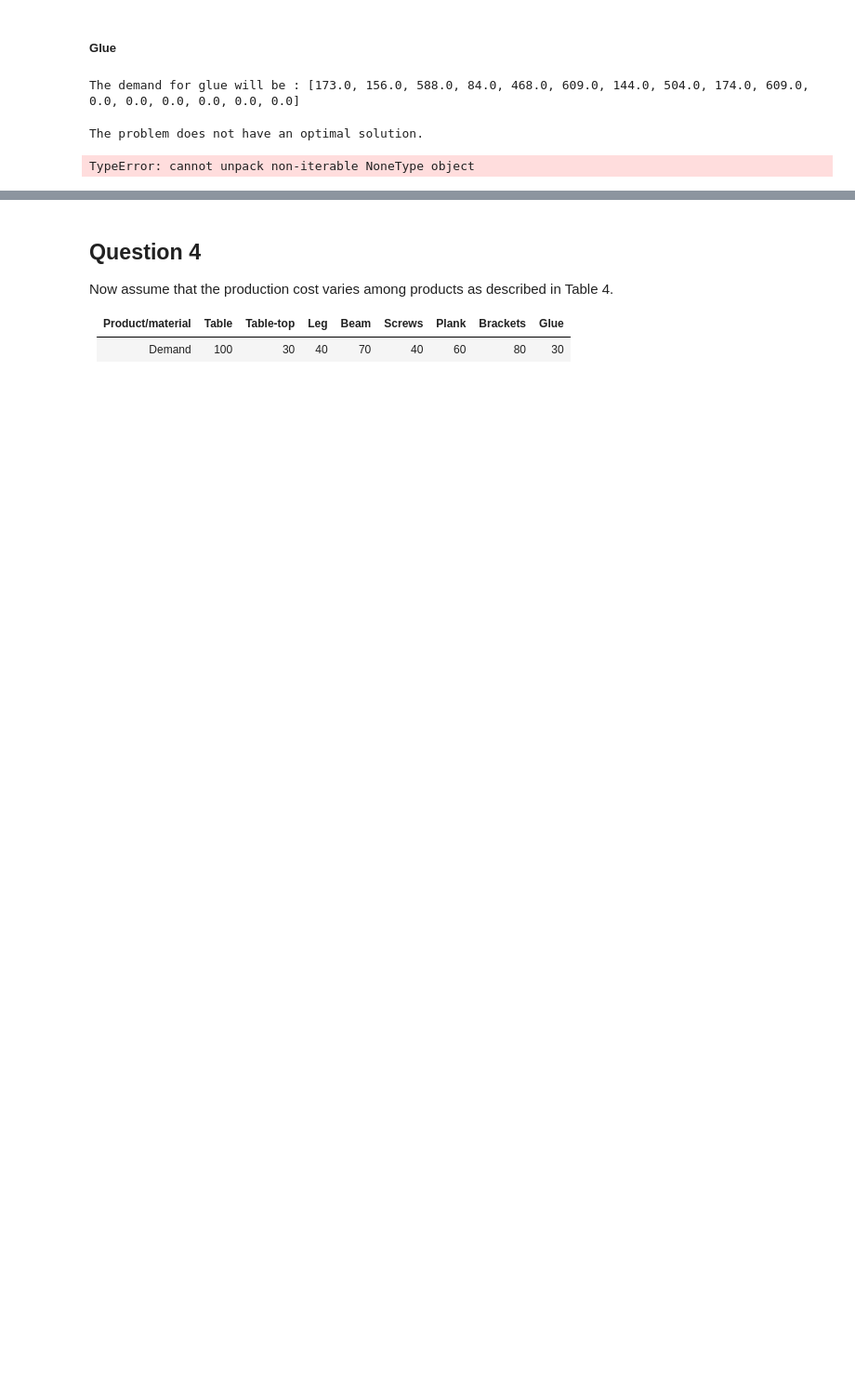
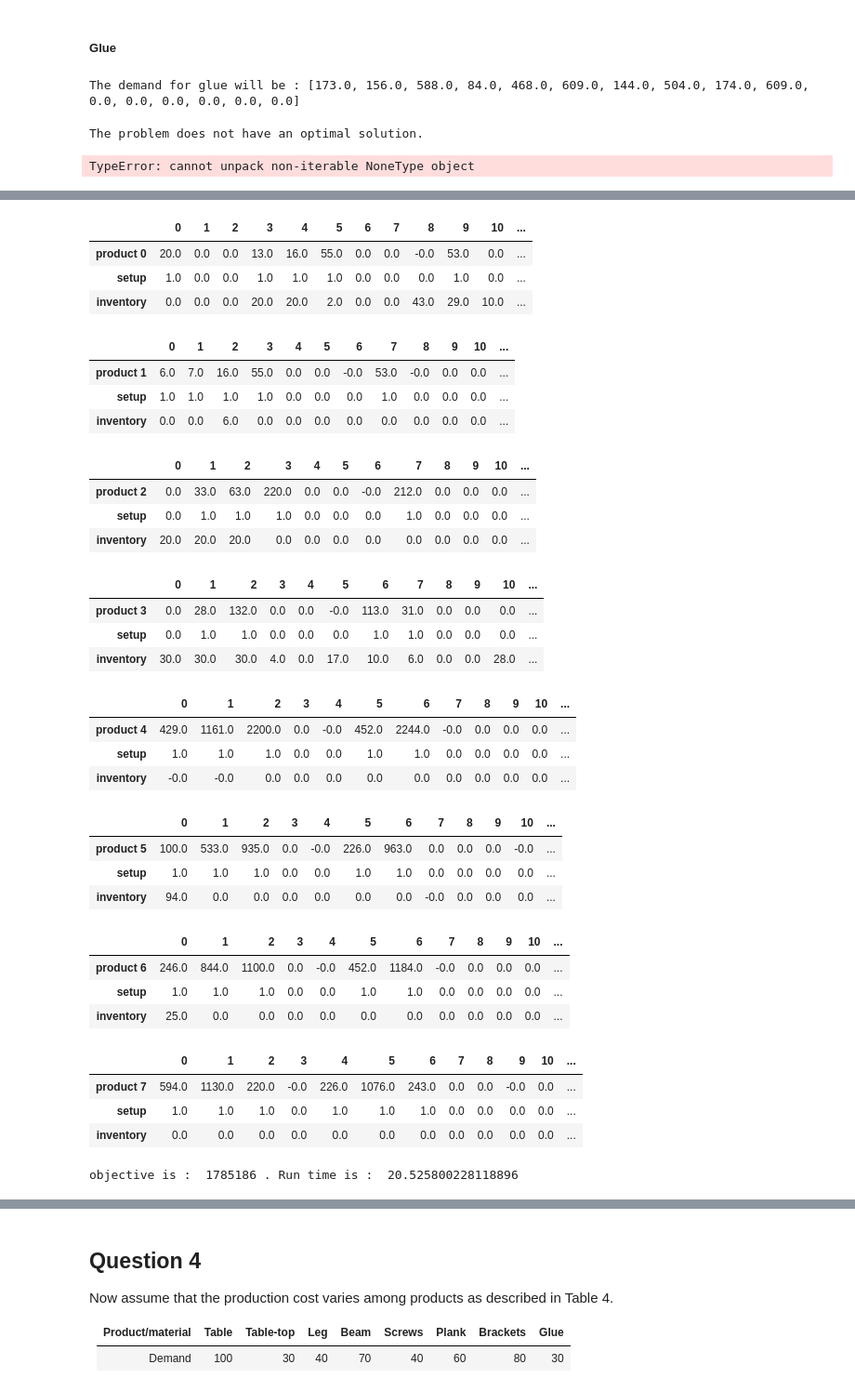
Before and after one commit to Ualh/operation_management, a Jupyter notebook: group7.ipynb, the cells around one changed output, grey strips where cells are left out. Shown at 93% size. Saved outputs shown, nothing was run; the diff lists cells and outputs as text; code cells hidden in the pictures; blank space fills up the shorter version.

Commit message:
feat: Add production cost to optimization model

```diff
--- a/group7.ipynb
+++ b/group7.ipynb
@@ -636,0 +653,80 @@ same problem, one solution could be to have more intial inventory in order to sa
+# %%
+class ProjectData:
+
+  def __init__(self):
+
+    self.demands = [
+            [0, 0, 0, 0, 0, 18, 15, 16, 12, 14, 19, 10, 13, 11, 17, 12],  # Table demand
+            [0]*16,  # Tabletop demand (calculated)
+            [0]*16,  # Leg demand (calculated)
+            [0, 0, 0, 0, 0, 5, 7, 4, 6, 7, 3, 6, 5, 4, 7, 6],  # Beam demand (calculated)
+            [0]*16,  # Screw demand (calculated)
+            [0]*16,  # Plank demand (calculated)
+            [0]*16,  # Bracket demand (calculated)
+            [0]*16   # Glue demand (calculated)
+        ]
+
+    self.days = range(len(self.demands[0]))
+
+    self.parts = [
+            [0, 1, 4, 2, 0, 0, 0, 0],  # Table
+            [0, 0, 0, 0, 8, 1, 4, 0],  # Tabletop
+            [0, 0, 0, 0, 8, 4, 4, 1],  # Leg
+            [0, 0, 0, 0, 4, 2, 4, 1],  # Beam
+            [0, 0, 0, 0, 0, 0, 0, 0],  # Screws
+            [0, 0, 0, 0, 0, 0, 0, 1],  # Plank
+            [0, 0, 0, 0, 0, 0, 0, 0],  # Brackets
+            [0, 0, 0, 0, 0, 0, 0, 0]   # Glue
+        ]
+
+    self.lead_time = [3, 2, 2, 3, 1, 1, 1, 1]
+
+    self.production_cost = [100] * len(self.demands)
+    self.first_inventory = [0, 20, 100, 70, 50, 100, 50, 100]
+    self.inventory_cost = [20, 10, 10, 10, 5, 5, 5, 5]
+    self.setup_cost = [500, 200, 200, 200, 200, 200, 200, 200]
+
+start_time = time.time()
+data = ProjectData()
+PRODUCTION_PLAN, obj = opt_production_plan(data)
+end_time = time.time()
+
+run_time = end_time - start_time
+for product in range(len(data.demands)):
+    # print(pd.DataFrame.from_dict(PRODUCTION_PLAN[product]))
+  display(pd.DataFrame.from_dict(PRODUCTION_PLAN[product]).round(0))
+print('objective is : ', round(obj), '. Run time is : ', run_time)
+# %% [output]
+|  | 0 | 1 | 2 | 3 | 4 | 5 | 6 | 7 | 8 | 9 | 10 | ... |
+| product 0 | 20.0 | 0.0 | 0.0 | 13.0 | 16.0 | 55.0 | 0.0 | 0.0 | -0.0 | 53.0 | 0.0 | ... |
+| setup | 1.0 | 0.0 | 0.0 | 1.0 | 1.0 | 1.0 | 0.0 | 0.0 | 0.0 | 1.0 | 0.0 | ... |
+| inventory | 0.0 | 0.0 | 0.0 | 20.0 | 20.0 | 2.0 | 0.0 | 0.0 | 43.0 | 29.0 | 10.0 | ... |
+|  | 0 | 1 | 2 | 3 | 4 | 5 | 6 | 7 | 8 | 9 | 10 | ... |
+| product 1 | 6.0 | 7.0 | 16.0 | 55.0 | 0.0 | 0.0 | -0.0 | 53.0 | -0.0 | 0.0 | 0.0 | ... |
+| setup | 1.0 | 1.0 | 1.0 | 1.0 | 0.0 | 0.0 | 0.0 | 1.0 | 0.0 | 0.0 | 0.0 | ... |
+| inventory | 0.0 | 0.0 | 6.0 | 0.0 | 0.0 | 0.0 | 0.0 | 0.0 | 0.0 | 0.0 | 0.0 | ... |
+|  | 0 | 1 | 2 | 3 | 4 | 5 | 6 | 7 | 8 | 9 | 10 | ... |
+| product 2 | 0.0 | 33.0 | 63.0 | 220.0 | 0.0 | 0.0 | -0.0 | 212.0 | 0.0 | 0.0 | 0.0 | ... |
+| setup | 0.0 | 1.0 | 1.0 | 1.0 | 0.0 | 0.0 | 0.0 | 1.0 | 0.0 | 0.0 | 0.0 | ... |
+| inventory | 20.0 | 20.0 | 20.0 | 0.0 | 0.0 | 0.0 | 0.0 | 0.0 | 0.0 | 0.0 | 0.0 | ... |
+|  | 0 | 1 | 2 | 3 | 4 | 5 | 6 | 7 | 8 | 9 | 10 | ... |
+| product 3 | 0.0 | 28.0 | 132.0 | 0.0 | 0.0 | -0.0 | 113.0 | 31.0 | 0.0 | 0.0 | 0.0 | ... |
+| setup | 0.0 | 1.0 | 1.0 | 0.0 | 0.0 | 0.0 | 1.0 | 1.0 | 0.0 | 0.0 | 0.0 | ... |
+| inventory | 30.0 | 30.0 | 30.0 | 4.0 | 0.0 | 17.0 | 10.0 | 6.0 | 0.0 | 0.0 | 28.0 | ... |
+|  | 0 | 1 | 2 | 3 | 4 | 5 | 6 | 7 | 8 | 9 | 10 | ... |
+| product 4 | 429.0 | 1161.0 | 2200.0 | 0.0 | -0.0 | 452.0 | 2244.0 | -0.0 | 0.0 | 0.0 | 0.0 | ... |
+| setup | 1.0 | 1.0 | 1.0 | 0.0 | 0.0 | 1.0 | 1.0 | 0.0 | 0.0 | 0.0 | 0.0 | ... |
+| inventory | -0.0 | -0.0 | 0.0 | 0.0 | 0.0 | 0.0 | 0.0 | 0.0 | 0.0 | 0.0 | 0.0 | ... |
+|  | 0 | 1 | 2 | 3 | 4 | 5 | 6 | 7 | 8 | 9 | 10 | ... |
+| product 5 | 100.0 | 533.0 | 935.0 | 0.0 | -0.0 | 226.0 | 963.0 | 0.0 | 0.0 | 0.0 | -0.0 | ... |
+| setup | 1.0 | 1.0 | 1.0 | 0.0 | 0.0 | 1.0 | 1.0 | 0.0 | 0.0 | 0.0 | 0.0 | ... |
+| inventory | 94.0 | 0.0 | 0.0 | 0.0 | 0.0 | 0.0 | 0.0 | -0.0 | 0.0 | 0.0 | 0.0 | ... |
+|  | 0 | 1 | 2 | 3 | 4 | 5 | 6 | 7 | 8 | 9 | 10 | ... |
+| product 6 | 246.0 | 844.0 | 1100.0 | 0.0 | -0.0 | 452.0 | 1184.0 | -0.0 | 0.0 | 0.0 | 0.0 | ... |
+| setup | 1.0 | 1.0 | 1.0 | 0.0 | 0.0 | 1.0 | 1.0 | 0.0 | 0.0 | 0.0 | 0.0 | ... |
+| inventory | 25.0 | 0.0 | 0.0 | 0.0 | 0.0 | 0.0 | 0.0 | 0.0 | 0.0 | 0.0 | 0.0 | ... |
+|  | 0 | 1 | 2 | 3 | 4 | 5 | 6 | 7 | 8 | 9 | 10 | ... |
+| product 7 | 594.0 | 1130.0 | 220.0 | -0.0 | 226.0 | 1076.0 | 243.0 | 0.0 | 0.0 | -0.0 | 0.0 | ... |
+| setup | 1.0 | 1.0 | 1.0 | 0.0 | 1.0 | 1.0 | 1.0 | 0.0 | 0.0 | 0.0 | 0.0 | ... |
+| inventory | 0.0 | 0.0 | 0.0 | 0.0 | 0.0 | 0.0 | 0.0 | 0.0 | 0.0 | 0.0 | 0.0 | ... |
+objective is :  1785186 . Run time is :  20.525800228118896
```
Also changed, not shown: parts of 15 cells of this notebook, 2 other files.
